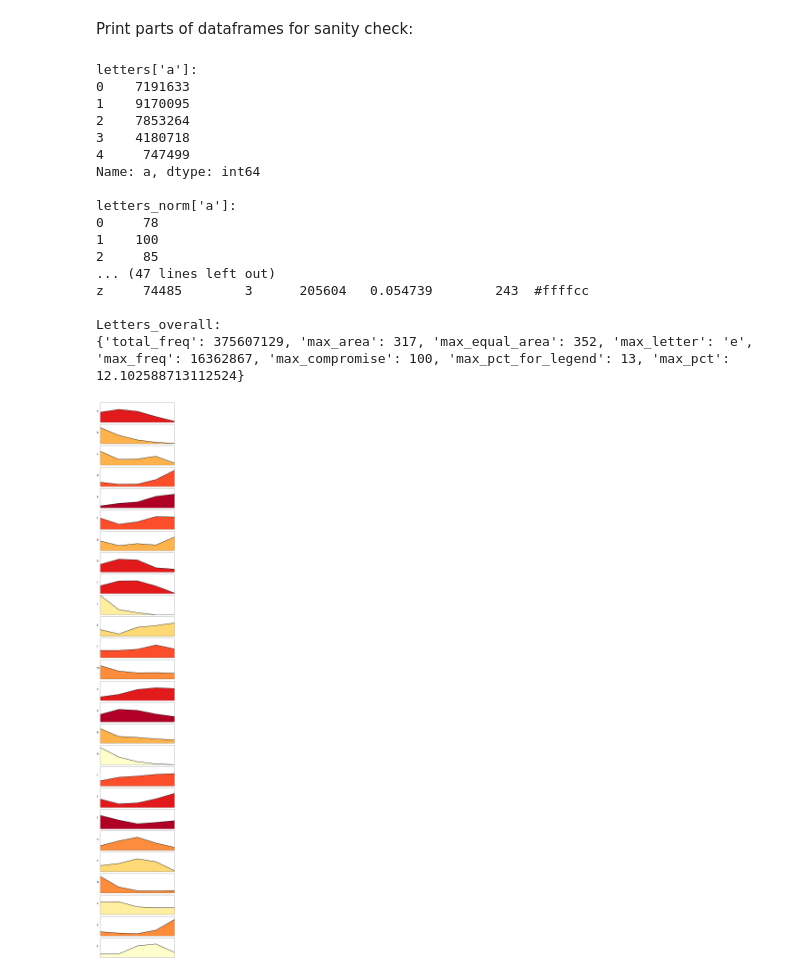
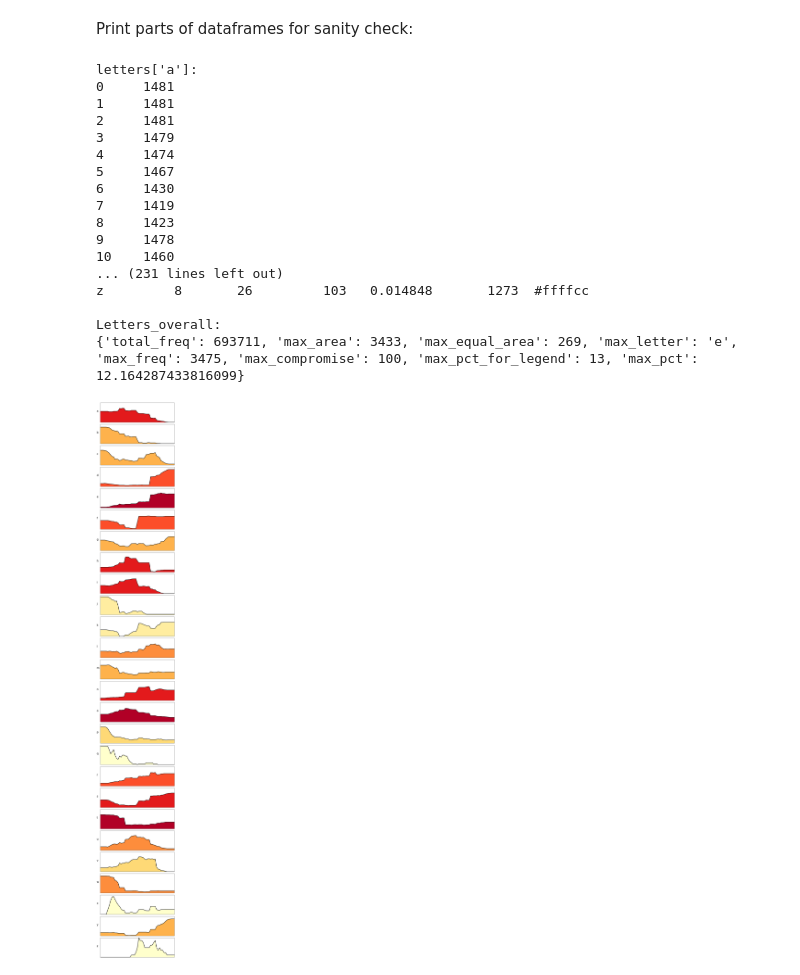
Before and after one commit to Prooffreader/word_list_tools, a Jupyter notebook: letter_distributions.ipynb, the cells around one changed output. Drawn from its saved outputs; the diff is of its cells as text; code cells hidden in the pictures.

```diff
--- a/letter_distributions.ipynb
+++ b/letter_distributions.ipynb
@@ -13,9 +13,9 @@ word list is pandas dataframe with columns 'word' and 'freq'. Any other columns
 
 ** initial_data_munge must be run first to create pickled dataframes of word lists **
 # %%
-dataframe_base = 'coha_words' # change as needed to point to pickle
-#dataframe_description = 'Brown Corpus from Natural Language Toolkit'
-dataframe_description = 'Corpus of Historical American English, Brigham Young University (Academic license)'
+dataframe_base = 'brown_words' # change as needed to point to pickle
+dataframe_description = 'Brown Corpus from Natural Language Toolkit'
+#dataframe_description = 'Corpus of Historical American English, Brigham Young University (Academic license)'
 
 data_path = 'data'
 
@@ -30,7 +30,7 @@ os.chdir(nb_path)
 # %% [raw]
 create letters dataframe, with frequency of letters in number of bins determined by user
 # %%
-b_len = 5 #number of bins, decided by user
+b_len = 51 #number of bins, decided by user
 
 letters_pickle = 'letters_' + dataframe_base + '_' + str(b_len) + '.pickle'
 
@@ -206,24 +206,24 @@ print "\nLetters_overall:"
 print letters_overall
 # %% [output]
 letters['a']:
-0    7191633
-1    9170095
-2    7853264
-3    4180718
-4     747499
-Name: a, dtype: int64
-
-letters_norm['a']:
-0     78
-1    100
-2     85
-... (47 lines left out)
-z     74485        3      205604   0.054739        243  #ffffcc
+0     1481
+1     1481
+2     1481
+3     1479
+4     1474
+5     1467
+6     1430
+7     1419
+8     1423
+9     1478
+10    1460
+... (231 lines left out)
+z         8       26         103   0.014848       1273  #ffffcc
 
 Letters_overall:
-{'total_freq': 375607129, 'max_area': 317, 'max_equal_area': 352, 'max_letter': 'e', 'max_freq': 16362867, 'max_compromise': 100, 'max_pct_for_legend': 13, 'max_pct': 12.102588713112524}
+{'total_freq': 693711, 'max_area': 3433, 'max_equal_area': 269, 'max_letter': 'e', 'max_freq': 3475, 'max_compromise': 100, 'max_pct_for_legend': 13, 'max_pct': 12.164287433816099}
 # %%
-save_plot = False
+save_plot = True
 
 custom_name = '' # leave as '' to use default name
 
@@ -232,31 +232,31 @@ x_length = b_len
 
 import matplotlib.pyplot as plt
 
 fig, axes = plt.subplots(26, 1, figsize=(12, 90))
 #plt.title("Title", size=18, color='k')
 
 for pos in range(len(column_list)):
     ltr = column_list[pos]
     axes[pos].plot(range(x_length), letters_compromise[ltr], color='k', linewidth = 3, label = ltr)
     axes[pos].set_ylim(0,100)
     fill_color = letters_stats['color'].ix[ltr]
     axes[pos].fill_between(range(x_length), letters_compromise[ltr], color=fill_color, interpolate=True)
     axes[pos].set_xticks([])
     axes[pos].set_yticks([])
     axes[pos].set_xticklabels([], size=0)
     axes[pos].set_yticklabels([])
     axes[pos].get_xaxis().set_visible(False)
     axes[pos].set_ylabel(ltr+'       ', size=24, rotation='horizontal')
     plt.subplots_adjust(hspace=0.1)
 
 if custom_name != '':
     if custom_name[-4:] != '.png':
         custom_name += '.png'
     plot_name = custom_name
 else:
     plot_name = 'letters_' + dataframe_base + '_' + str(b_len) + '.png'
 
 if save_plot == True:
     plt.savefig(plot_name)
 # %% [output]
-[figure, old version]
+[figure, new version]
```
Also changed, not shown: parts of 1 cell of this notebook, 5 other files.
